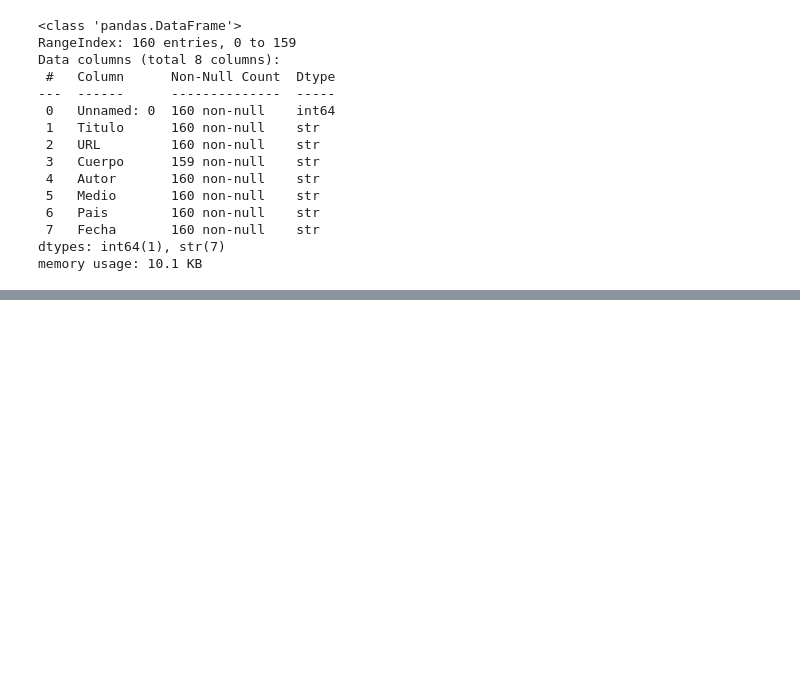
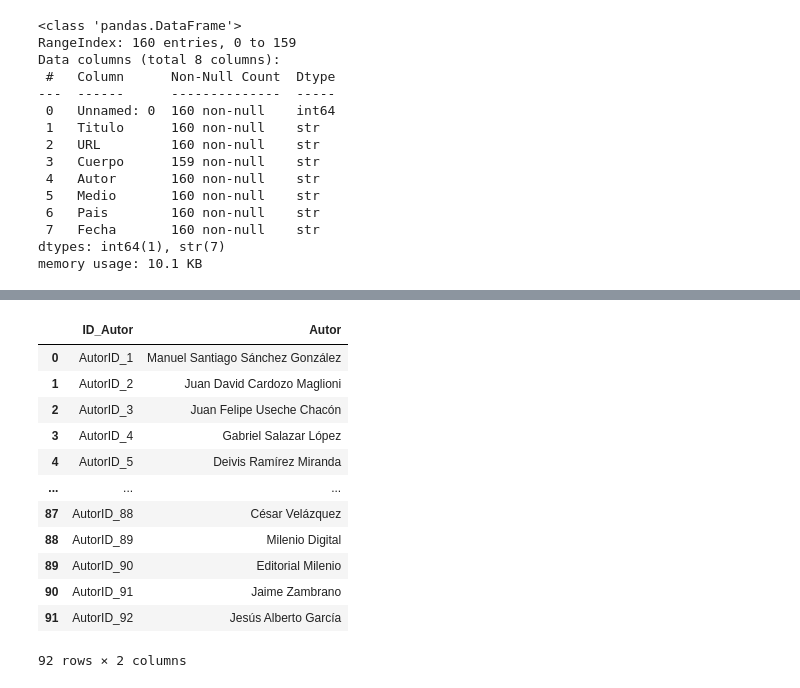
Before and after one commit to Diegopp25/corpus_y_entrenamiento_nlp_migra_venezolana, a Jupyter notebook: main_notebook.ipynb, the cells around one changed output, grey strips where cells are left out. Cells and saved outputs as stored; diff of their text form; code cells hidden in the pictures; blank space fills up the shorter version.

```diff
--- a/main_notebook.ipynb
+++ b/main_notebook.ipynb
@@ -47,4 +47,13 @@ Data columns (total 8 columns):
 dtypes: int64(1), str(7)
 memory usage: 10.1 KB
 # %%
-print(df.duplicated().sum())
+
+# Eliminar la primera columna (la columna de ID actual sin título)
+df = df.iloc[:, 1:]
+
+# Crear la nueva columna ID
+df.insert(
+    0,  # posición (primera columna)
+    "ID",
+    [f"articulo_{i}" for i in range(1, len(df) + 1)]
+)
@@ -59,0 +76,8 @@ df
+# %%
+df["Fecha"] = pd.to_datetime(
+    df["Fecha"],
+    format="mixed",   # útil para formatos distintos
+    errors="coerce"
+)
+
+df["Fecha"] = df["Fecha"].dt.strftime("%Y-%m-%d")
@@ -59,0 +100,30 @@ df
+# %%
+autores_unicos = df["Autor"].unique()
+# %%
+df_autores = pd.DataFrame({
+    "ID_Autor": [f"AutorID_{i}" for i in range(1, len(autores_unicos) + 1)],
+    "Autor": autores_unicos
+}
+)
+# %%
+df_autores.to_csv(
+    "Data/dataset_autores_anonimizados.csv",
+    index = False,
+    encoding= "utf-8-sig"
+)
+
+df_autores
+# %% [output]
+|  | ID_Autor | Autor |
+| 0 | AutorID_1 | Manuel Santiago Sánchez González |
+| 1 | AutorID_2 | Juan David Cardozo Maglioni |
+| 2 | AutorID_3 | Juan Felipe Useche Chacón |
+| 3 | AutorID_4 | Gabriel Salazar López |
+| 4 | AutorID_5 | Deivis Ramírez Miranda |
+| ... | ... | ... |
+| 87 | AutorID_88 | César Velázquez |
+| 88 | AutorID_89 | Milenio Digital |
+| 89 | AutorID_90 | Editorial Milenio |
+| 90 | AutorID_91 | Jaime Zambrano |
+| 91 | AutorID_92 | Jesús Alberto García |
+92 rows × 2 columns
```
Also changed, not shown: parts of 7 cells of this notebook.
